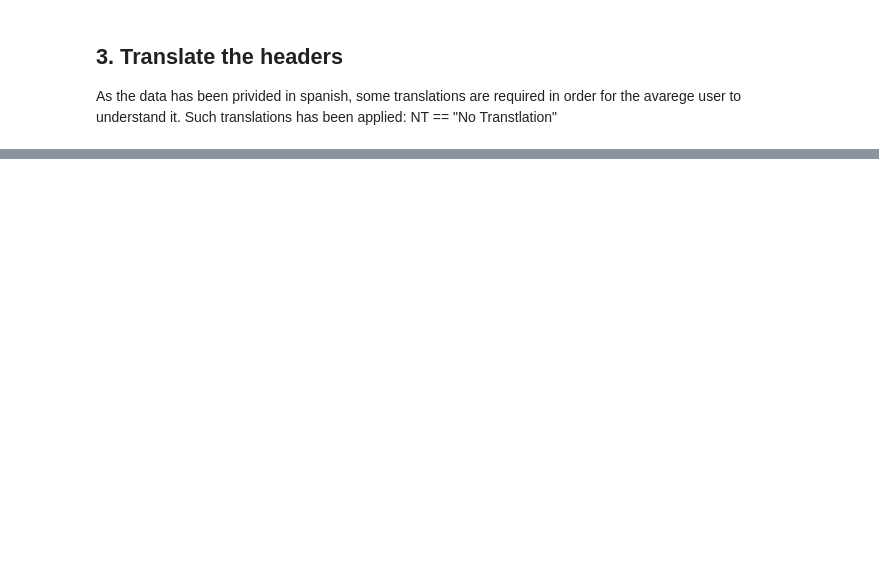
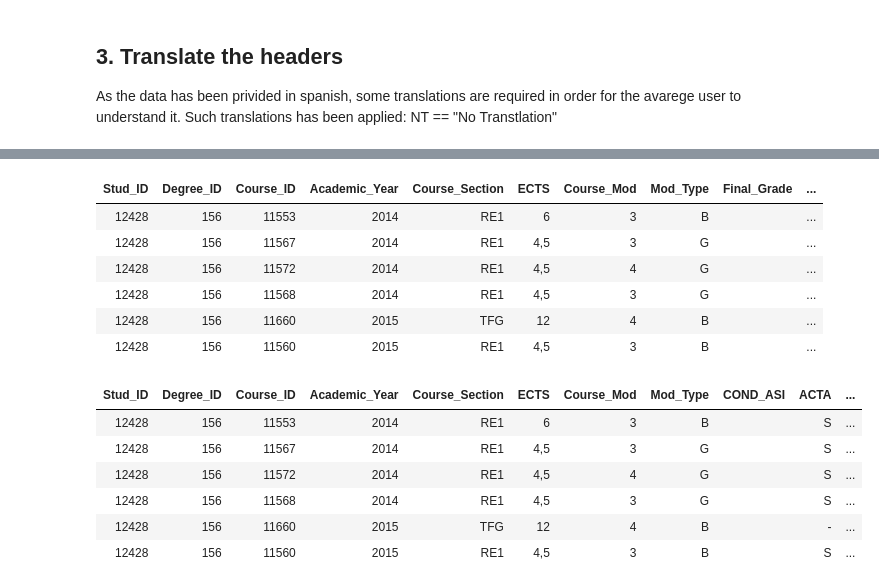
Before and after one commit to adamKuzanski/EduucatonalDataAnalysis, a Jupyter notebook: dataAnalysis.ipynb, the cells around one changed output, grey strips where cells are left out. Drawn from its saved outputs; the diff is of its cells as text; code cells hidden in the pictures; blank space fills up the shorter version.

```diff
--- a/dataAnalysis.ipynb
+++ b/dataAnalysis.ipynb
@@ -227,0 +147,32 @@ head(years_df)
+# %%
+head(courses_df)
+colnames(courses_df) <- c(
+    "Stud_ID",
+    "Degree_ID",
+    "Course_ID",
+    "Academic_Year",
+    "Course_Section",
+    "ECTS",
+    "Course_Mod",
+    "Mod_Type",
+    "COND_ASI",
+    "ACTA",
+    "Final_Grade",
+    "CAL",
+    "Course_Type")
+head(courses_df)
+# %% [output]
+| Stud_ID | Degree_ID | Course_ID | Academic_Year | Course_Section | ECTS | Course_Mod | Mod_Type | Final_Grade | ... |
+| 12428 | 156 | 11553 | 2014 | RE1 | 6 | 3 | B |  | ... |
+| 12428 | 156 | 11567 | 2014 | RE1 | 4,5 | 3 | G |  | ... |
+| 12428 | 156 | 11572 | 2014 | RE1 | 4,5 | 4 | G |  | ... |
+| 12428 | 156 | 11568 | 2014 | RE1 | 4,5 | 3 | G |  | ... |
+| 12428 | 156 | 11660 | 2015 | TFG | 12 | 4 | B |  | ... |
+| 12428 | 156 | 11560 | 2015 | RE1 | 4,5 | 3 | B |  | ... |
+| Stud_ID | Degree_ID | Course_ID | Academic_Year | Course_Section | ECTS | Course_Mod | Mod_Type | COND_ASI | ACTA | ... |
+| 12428 | 156 | 11553 | 2014 | RE1 | 6 | 3 | B |  | S | ... |
+| 12428 | 156 | 11567 | 2014 | RE1 | 4,5 | 3 | G |  | S | ... |
+| 12428 | 156 | 11572 | 2014 | RE1 | 4,5 | 4 | G |  | S | ... |
+| 12428 | 156 | 11568 | 2014 | RE1 | 4,5 | 3 | G |  | S | ... |
+| 12428 | 156 | 11660 | 2015 | TFG | 12 | 4 | B |  | - | ... |
+| 12428 | 156 | 11560 | 2015 | RE1 | 4,5 | 3 | B |  | S | ... |
```
Also changed, not shown: parts of 9 cells of this notebook.
